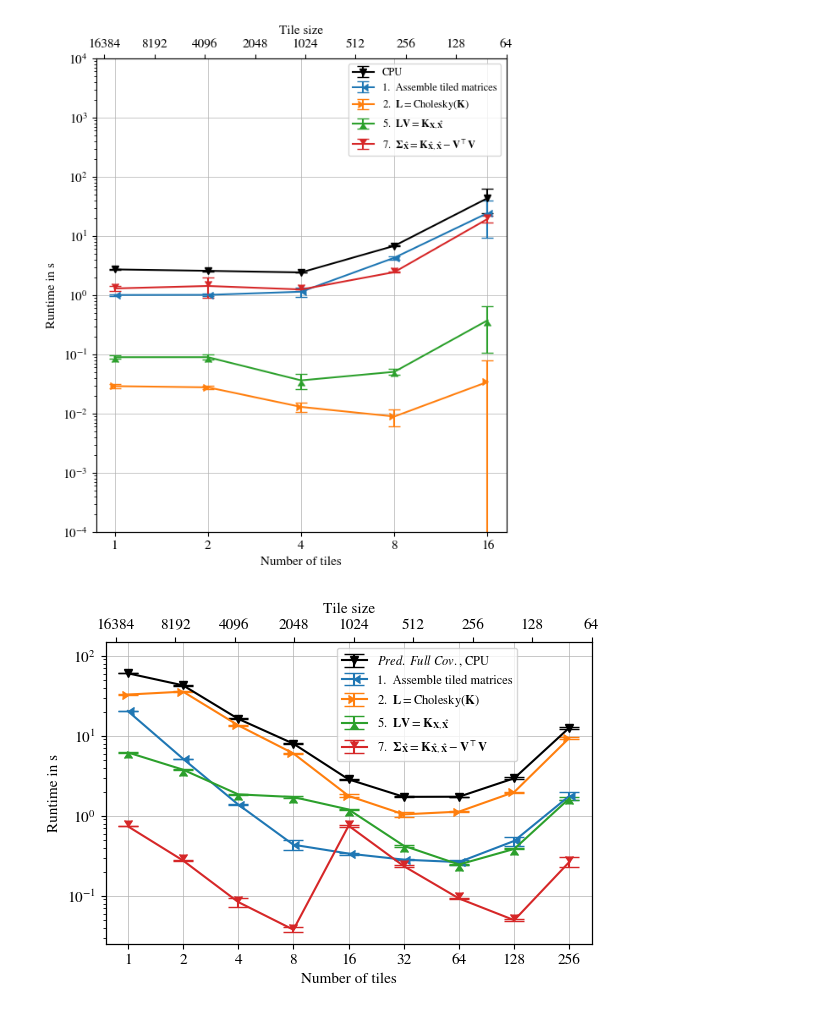
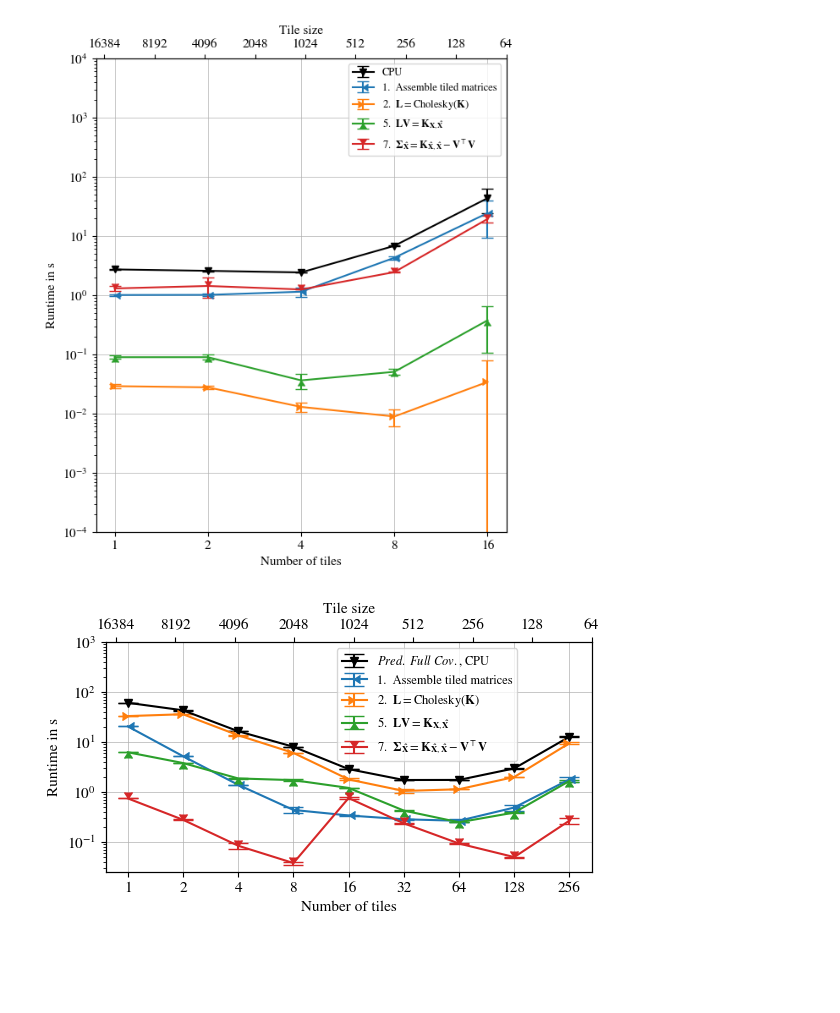
Before and after one commit to moellh/GPRat, a Jupyter notebook: X1-X2-predict-fullcov-cpu.ipynb, the cells around one changed output. Drawn from its saved outputs; the diff is of its cells as text; code cells hidden in the pictures; blank space fills up the shorter version.

```diff
--- a/X1-X2-predict-fullcov-cpu.ipynb
+++ b/X1-X2-predict-fullcov-cpu.ipynb
@@ -40,7 +40,7 @@ def figsize(x, y, y_log_min=1, y_log_max=1):
     y_const = 0.8417361111111112
     return (
         x + x_const,
-        (y + math.log10(y_log_max) - math.log10(y_log_min)) * 0.8 + y_const,
+        (y + math.log10(y_log_max) - math.log10(y_log_min)) * 0.5 + y_const,
     )
 
 
@@ -156,12 +156,12 @@ plt.savefig("./pdf/predict-fullcov-cpu.pdf")
 n_train = 16384
 n_cores = 48
 
-fig, ax = plt.subplots(figsize=figsize(5, 4, 6, 1))
+fig, ax = plt.subplots(figsize=figsize(5, 4, 6, 5))
 
 ax.set_xlabel("Number of tiles")
 ax.set_ylabel("Runtime in s")
 ax.set_xlim(0.82, 155)
-ax.set_ylim(6*10**-1, 10**3)
+ax.set_ylim(6*10**-1, 5*10**3)
 
 xticks = df_steps["n_tiles"].unique()
 tile_sizes = n_train / xticks
@@ -235,7 +235,7 @@ for name, label, marker in zip(names, labels, markers):
         marker=marker,
     )
 
-ax.legend()
+ax.legend(loc="upper right", bbox_to_anchor=(0.9, 1))
 fig.tight_layout(pad=0.1)
 fig.savefig("./pdf/predict-fullcov-cpu-steps.pdf")
 # %% [output]
@@ -330,12 +330,12 @@ fig.savefig("./pdf/predict-fullcov-cpu-steps-smaller.pdf")
 n_train = 16384
 n_cores = 48
 
-fig, ax = plt.subplots(figsize=figsize(5, 4, 2.5, 1.5))
+fig, ax = plt.subplots(figsize=figsize(5, 5, 2.5, 1))
 
 ax.set_xlabel("Number of tiles")
 ax.set_ylabel("Runtime in s")
 # ax.set_xlim(0.82, 155)
-ax.set_ylim(2.5*10**-2, 1.5*10**2)
+ax.set_ylim(2.5*10**-2, 10**3)
 
 xticks = df_steps["n_tiles"].unique()
 tile_sizes = n_train / xticks
@@ -388,31 +388,31 @@ labels = [
     # r"3.  $\mathbf{L\beta} = \mathbf{y}$",
     # r"4.  $\mathbf{L^\top\alpha} = \mathbf{\beta}$",
     r"5.  $\mathbf{LV} = \mathbf{K}_{\mathbf{X},\mathbf{\hat X}}$",
     # r"6.  $\mathbf{\hat y} = \mathbf{K}_{\mathbf{\hat X},\mathbf{X}}\mathbf{\alpha}$",
     r"7.  $\mathbf{\Sigma}_{\mathbf{\hat X}} = \mathbf{K}_{\mathbf{\hat X},\mathbf{\hat X}} - \mathbf{V}^\top \mathbf{V}$",
 ]
 
 markers = [4, 5, 6, 7]
 
 for name, label, marker in zip(names, labels, markers):
     df_name = df_steps[
         (df_steps["name"] == name)
         & (df_steps["n_train"] == 16384)
         & (df_steps["n_test"] == 1024)
     ]
     df_name["mean"] = df_name["mean"].values
     err = utils.confidence_error(df_name, 0.95)
     ax.errorbar(
         df_name["n_tiles"],
         df_name["mean"] / 10**9,
         yerr=err / 10**9,
         # color=color,
         label=label,
         marker=marker,
     )
 
 ax.legend(loc="upper right", bbox_to_anchor=(0.86, 1))
 fig.tight_layout(pad=0.1)
 fig.savefig("./pdf/predict-fullcov-cpu-steps-larger.pdf")
 # %% [output]
-[figure, old version]
+[figure, new version]
```
Also changed, not shown: parts of 1 cell of this notebook, 5 other files.
